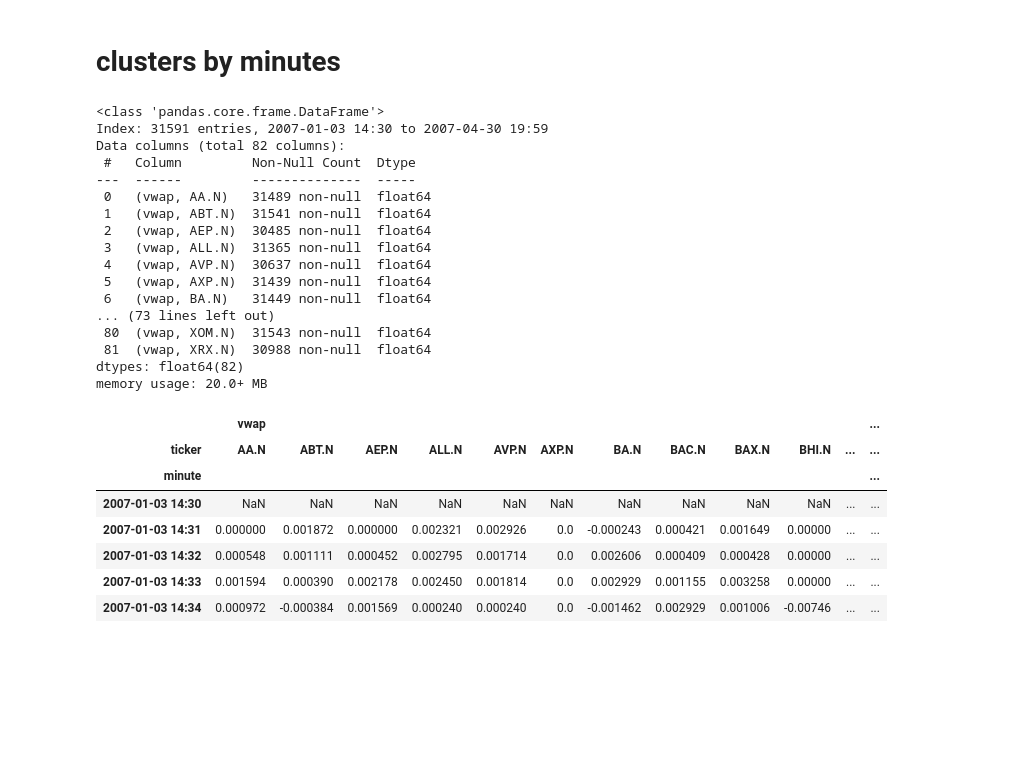
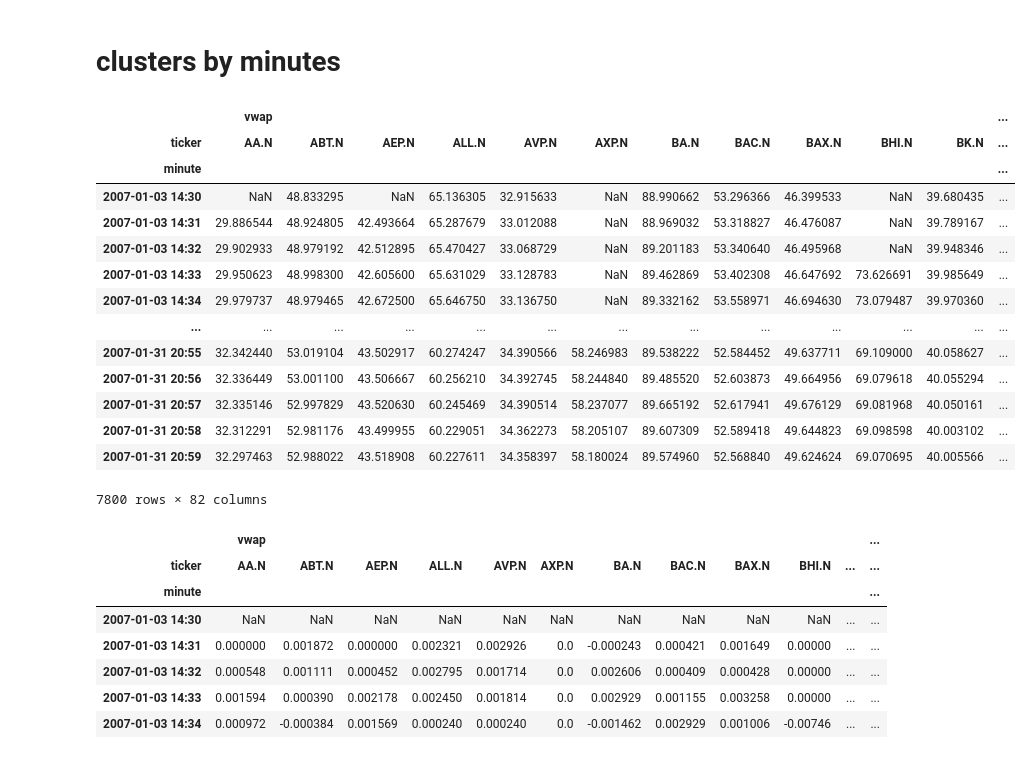
Before and after one commit to chgendreau/market-states-trading-strategy, a Jupyter notebook: strateg_test.ipynb, the cells around one changed output. Saved outputs shown, nothing was run; the diff lists cells and outputs as text; code cells hidden in the pictures; blank space fills up the shorter version.

```diff
--- a/strateg_test.ipynb
+++ b/strateg_test.ipynb
@@ -288,34 +278,33 @@ Text(0.5, 1.0, 'Cumulative_return')
 # %%
 filepath1=r"D:\Document\EPFL_Coursework\FinancialBigData\clean\2007-01-01-to-2007-01-31-vwap.parquet"
 filepath2=r"D:\Document\EPFL_Coursework\FinancialBigData\clean\2007-02-01-to-2007-02-28-vwap.parquet"
 filepath3=r"D:\Document\EPFL_Coursework\FinancialBigData\clean\2007-03-01-to-2007-04-30-vwap.parquet"
 df1=pd.read_parquet(filepath1)
 df2=pd.read_parquet(filepath2)
 df3=pd.read_parquet(filepath3)
 df = pd.concat([df1, df2, df3])
 # df2=df.set_index(['minute','ticker'])
 # result=df2['vwap']
 all=df.set_index(['minute','ticker']).unstack(level='ticker')
 
-all.info()
+df1.set_index(['minute','ticker']).unstack(level='ticker')
+#all.info()
 # %% [output]
+|  | vwap |  |  |  |  |  |  |  |  |  |  | ... |
+| ticker | AA.N | ABT.N | AEP.N | ALL.N | AVP.N | AXP.N | BA.N | BAC.N | BAX.N | BHI.N | BK.N | ... |
+| minute |  |  |  |  |  |  |  |  |  |  |  | ... |
+| 2007-01-03 14:30 | NaN | 48.833295 | NaN | 65.136305 | 32.915633 | NaN | 88.990662 | 53.296366 | 46.399533 | NaN | 39.680435 | ... |
+| 2007-01-03 14:31 | 29.886544 | 48.924805 | 42.493664 | 65.287679 | 33.012088 | NaN | 88.969032 | 53.318827 | 46.476087 | NaN | 39.789167 | ... |
+| 2007-01-03 14:32 | 29.902933 | 48.979192 | 42.512895 | 65.470427 | 33.068729 | NaN | 89.201183 | 53.340640 | 46.495968 | NaN | 39.948346 | ... |
+| 2007-01-03 14:33 | 29.950623 | 48.998300 | 42.605600 | 65.631029 | 33.128783 | NaN | 89.462869 | 53.402308 | 46.647692 | 73.626691 | 39.985649 | ... |
+| 2007-01-03 14:34 | 29.979737 | 48.979465 | 42.672500 | 65.646750 | 33.136750 | NaN | 89.332162 | 53.558971 | 46.694630 | 73.079487 | 39.970360 | ... |
+| ... | ... | ... | ... | ... | ... | ... | ... | ... | ... | ... | ... | ... |
+| 2007-01-31 20:55 | 32.342440 | 53.019104 | 43.502917 | 60.274247 | 34.390566 | 58.246983 | 89.538222 | 52.584452 | 49.637711 | 69.109000 | 40.058627 | ... |
+| 2007-01-31 20:56 | 32.336449 | 53.001100 | 43.506667 | 60.256210 | 34.392745 | 58.244840 | 89.485520 | 52.603873 | 49.664956 | 69.079618 | 40.055294 | ... |
+| 2007-01-31 20:57 | 32.335146 | 52.997829 | 43.520630 | 60.245469 | 34.390514 | 58.237077 | 89.665192 | 52.617941 | 49.676129 | 69.081968 | 40.050161 | ... |
+| 2007-01-31 20:58 | 32.312291 | 52.981176 | 43.499955 | 60.229051 | 34.362273 | 58.205107 | 89.607309 | 52.589418 | 49.644823 | 69.098598 | 40.003102 | ... |
+| 2007-01-31 20:59 | 32.297463 | 52.988022 | 43.518908 | 60.227611 | 34.358397 | 58.180024 | 89.574960 | 52.568840 | 49.624624 | 69.070695 | 40.005566 | ... |
-<class 'pandas.core.frame.DataFrame'>
-Index: 31591 entries, 2007-01-03 14:30 to 2007-04-30 19:59
-Data columns (total 82 columns):
- #   Column         Non-Null Count  Dtype
----  ------         --------------  -----
- 0   (vwap, AA.N)   31489 non-null  float64
- 1   (vwap, ABT.N)  31541 non-null  float64
- 2   (vwap, AEP.N)  30485 non-null  float64
- 3   (vwap, ALL.N)  31365 non-null  float64
- 4   (vwap, AVP.N)  30637 non-null  float64
- 5   (vwap, AXP.N)  31439 non-null  float64
- 6   (vwap, BA.N)   31449 non-null  float64
-... (73 lines left out)
- 80  (vwap, XOM.N)  31543 non-null  float64
- 81  (vwap, XRX.N)  30988 non-null  float64
-dtypes: float64(82)
-memory usage: 20.0+ MB
+7800 rows × 82 columns
 # %%
 all_fill = all.ffill().bfill()
 r=np.log(all_fill).diff()
```
Also changed, not shown: parts of 9 cells of this notebook, 2 other files.
